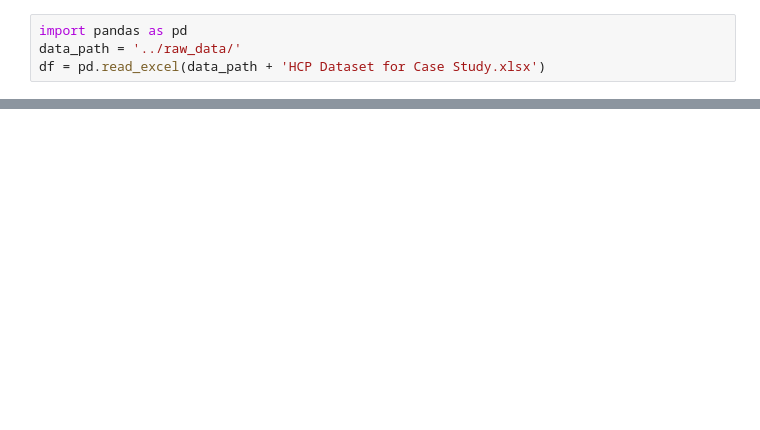
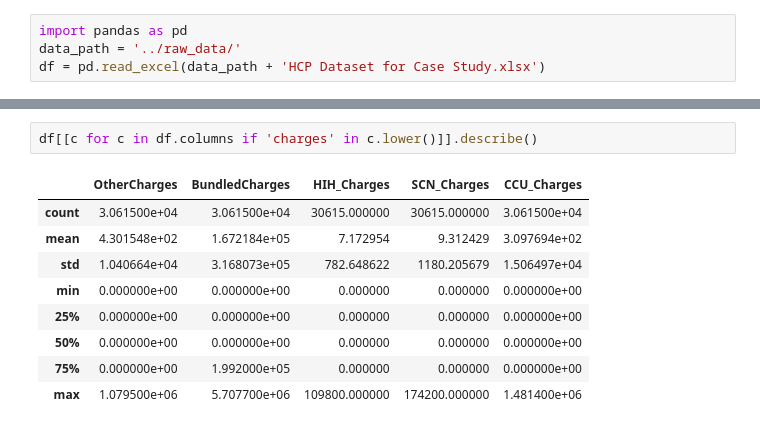
Before and after one commit to michaelchau0424/SJGHS-Data-Analysis-Project, a Jupyter notebook: code/00_DataExploration.ipynb, the cells around one changed output, grey strips where cells are left out. Cells and saved outputs as stored; diff of their text form; blank space fills up the shorter version.

```diff
--- a/code/00_DataExploration.ipynb
+++ b/code/00_DataExploration.ipynb
@@ -29,0 +67,12 @@ df = pd.read_excel(data_path + 'HCP Dataset for Case Study.xlsx')
+# %%
+df[[c for c in df.columns if 'charges' in c.lower()]].describe()
+# %% [output]
+|  | OtherCharges | BundledCharges | HIH_Charges | SCN_Charges | CCU_Charges |
+| count | 3.061500e+04 | 3.061500e+04 | 30615.000000 | 30615.000000 | 3.061500e+04 |
+| mean | 4.301548e+02 | 1.672184e+05 | 7.172954 | 9.312429 | 3.097694e+02 |
+| std | 1.040664e+04 | 3.168073e+05 | 782.648622 | 1180.205679 | 1.506497e+04 |
+| min | 0.000000e+00 | 0.000000e+00 | 0.000000 | 0.000000 | 0.000000e+00 |
+| 25% | 0.000000e+00 | 0.000000e+00 | 0.000000 | 0.000000 | 0.000000e+00 |
+| 50% | 0.000000e+00 | 0.000000e+00 | 0.000000 | 0.000000 | 0.000000e+00 |
+| 75% | 0.000000e+00 | 1.992000e+05 | 0.000000 | 0.000000 | 0.000000e+00 |
+| max | 1.079500e+06 | 5.707700e+06 | 109800.000000 | 174200.000000 | 1.481400e+06 |
```
Also changed, not shown: parts of 9 cells of this notebook.
